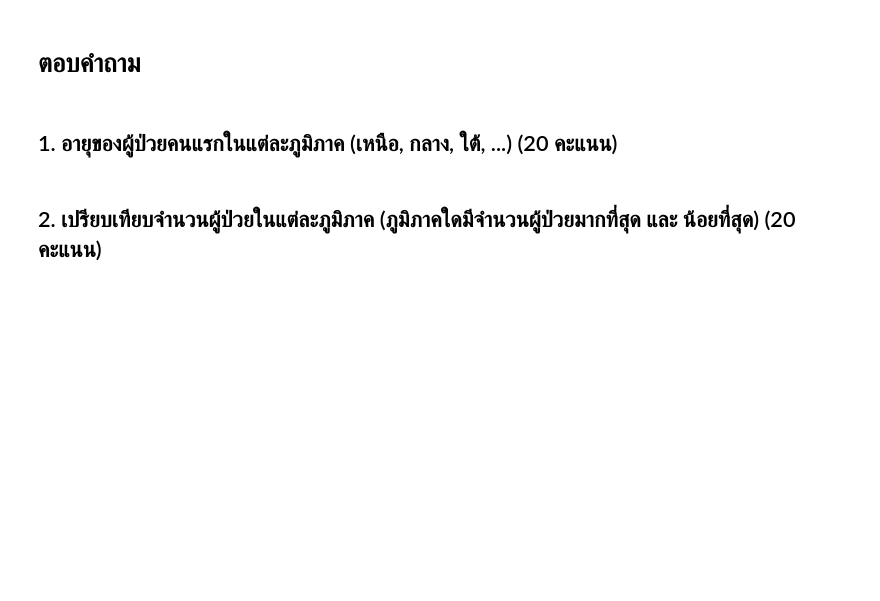
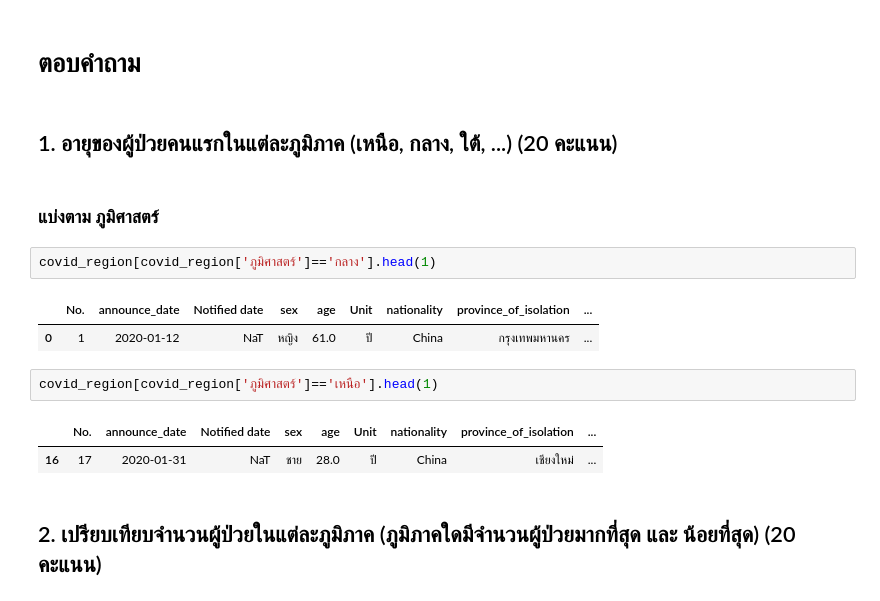
Before and after one commit to jittakorn-ch/data_viz_2022, a Jupyter notebook: BasicPython&DataViz_midterm2022.ipynb, the cells around one changed output. Cells and saved outputs as stored; diff of their text form; blank space fills up the shorter version.

```diff
--- a/BasicPython&DataViz_midterm2022.ipynb
+++ b/BasicPython&DataViz_midterm2022.ipynb
@@ -506,5 +506,17 @@ covid_region
 # ตอบคำถาม
 # %% [markdown]
 ## 1. อายุของผู้ป่วยคนแรกในแต่ละภูมิภาค (เหนือ, กลาง, ใต้, ...) (20 คะแนน)
+# %% [markdown]
+### แบ่งตาม ภูมิศาสตร์
+# %%
+covid_region[covid_region['ภูมิศาสตร์']=='กลาง'].head(1)
+# %% [output]
+|  | No. | announce_date | Notified date | sex | age | Unit | nationality | province_of_isolation | ... |
+| 0 | 1 | 2020-01-12 | NaT | หญิง | 61.0 | ปี | China | กรุงเทพมหานคร | ... |
+# %%
+covid_region[covid_region['ภูมิศาสตร์']=='เหนือ'].head(1)
+# %% [output]
+|  | No. | announce_date | Notified date | sex | age | Unit | nationality | province_of_isolation | ... |
+| 16 | 17 | 2020-01-31 | NaT | ชาย | 28.0 | ปี | China | เชียงใหม่ | ... |
 # %% [markdown]
 ## 2. เปรียบเทียบจำนวนผู้ป่วยในแต่ละภูมิภาค (ภูมิภาคใดมีจำนวนผู้ป่วยมากที่สุด และ น้อยที่สุด) (20 คะแนน)
```
Also changed, not shown: parts of 14 cells of this notebook.
